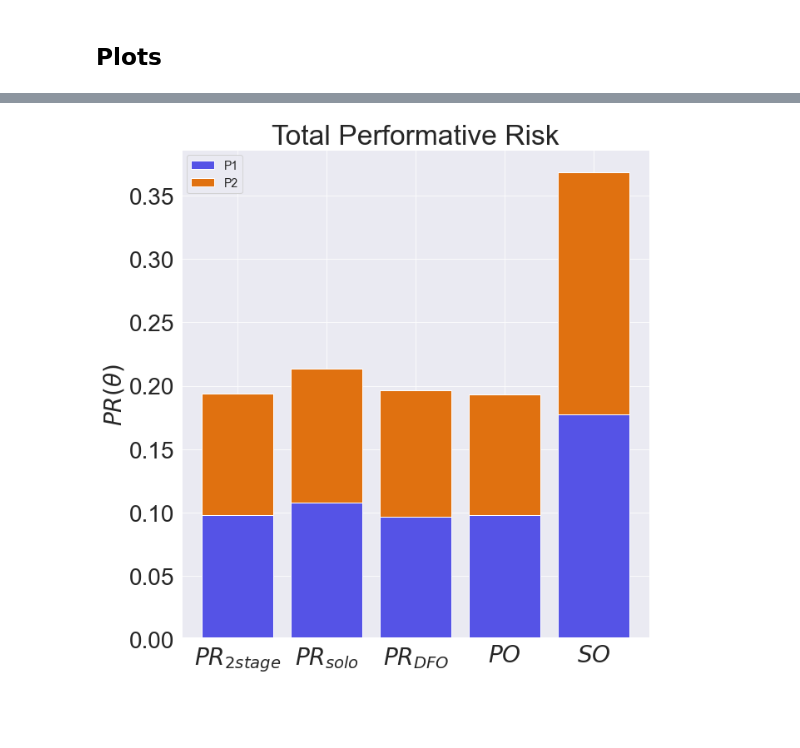
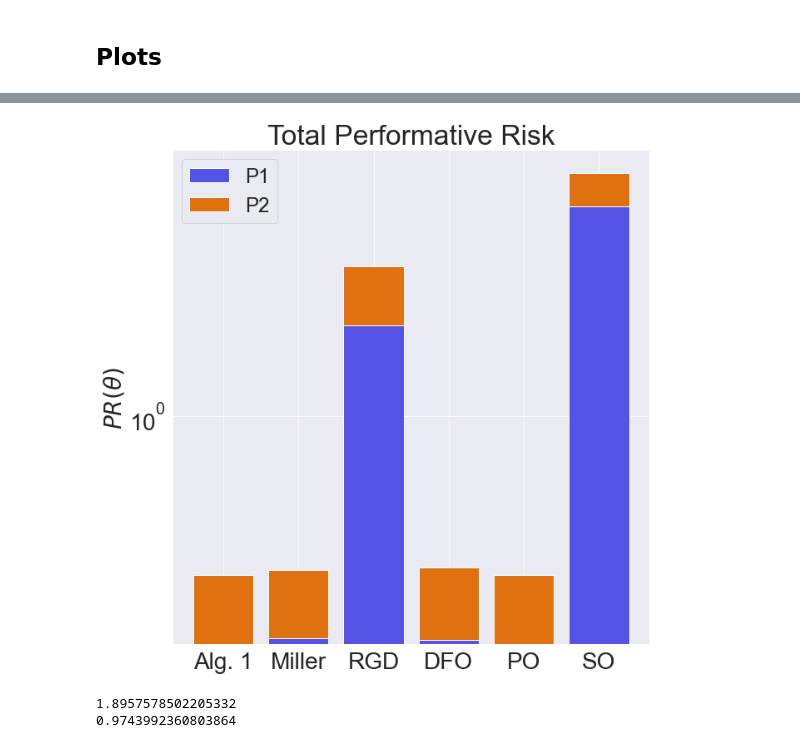
Before and after one commit to evanjfaulkner/DD-Games, a Jupyter notebook: Notebooks/dd_game_regression_sim.ipynb, the cells around one changed output, grey strips where cells are left out. Cells and saved outputs as stored; diff of their text form; code cells hidden in the pictures; blank space fills up the shorter version.

```diff
--- a/Notebooks/dd_game_regression_sim.ipynb
+++ b/Notebooks/dd_game_regression_sim.ipynb
@@ -93,7 +93,7 @@ p1_data_generating_func = sample_from_location_family
 p2_data_params = (Sigma_x_p2, sigma_y_p2, beta_p2, mu_p2, gamma_p2)
 p2_data_generating_func = sample_from_location_family
 # %%
-num_rounds_lst = np.logspace(1,5,2,dtype='int')
+num_rounds_lst = np.logspace(1,5,10,dtype='int')
 num_alternate_rounds = 100
 num_test = 1000
 # %% [markdown]
@@ -327,5 +353,6 @@ Player 1 PO = 0.098     Player 2 PO = 0.096
 # %%
-game.theta_p1, game.theta_p2 = game.solve_social_opt()
+game.theta_p1 = np.array([1.35682, 0.581561])
+game.theta_p2 = np.array([-1.47398, 0.0999326])
 SO_1, SO_2 = game.evaluate_closed_perf_risk()
 print(f'Player 1 SO = {SO_1.round(3)}\tPlayer 2 SO = {SO_2.round(3)}')
 # %% [output]
@@ -541,15 +595,21 @@ plt.show()
 # %%
 plt.figure(figsize=(10,10))
-labels = [r'$PR_{2stage}$', r'$PR_{solo}$', r'$PR_{DFO}$', r'$PO$', r'$SO$']
-plt.bar((1,2,3,4,5), (p1_risks[-1],p5_risks[-1],p3_risks[-1],PO_1,SO_1),
-        label='P1', tick_label=labels, color='#5553E6')
-plt.bar((1,2,3,4,5), (p2_risks[-1],p6_risks[-1],p4_risks[-1],PO_2,SO_2),
-        bottom=(p1_risks[-1],p5_risks[-1],p3_risks[-1],PO_1,SO_1),
-        label='P2', color='#E07110')
+labels = ['Alg. 1', 'Miller', 'RGD', 'DFO', 'PO', 'SO']
+plt.bar((1,2,3,4,5,6), (p1_risks[-1],p5_risks[-1],p7_risks[-1],p3_risks[-1],PO_1,SO_1),
+        label='P1', tick_label=labels, color='#5553E6',log=True)
+plt.bar((1,2,3,4,5,6), (p2_risks[-1],p6_risks[-1],p8_risks[-1],p4_risks[-1],PO_2,SO_2),
+        bottom=(p1_risks[-1],p5_risks[-1],p7_risks[-1],p3_risks[-1],PO_1,SO_1),
+        label='P2', color='#E07110',log=True)
 plt.title('Total Performative Risk')
 plt.ylabel(r'$PR(\theta)$')
-plt.legend(fontsize=14)
+plt.legend(fontsize=24)
 plt.tight_layout()
 plt.show()
 # %% [output]
-[figure, old version]
+[figure, new version]
+# %%
+print(p7_risks[-1])
+print(p8_risks[-1])
+# %% [output]
+1.8957578502205332
+0.9743992360803864
```
Also changed, not shown: parts of 17 cells of this notebook, 3 other files.
